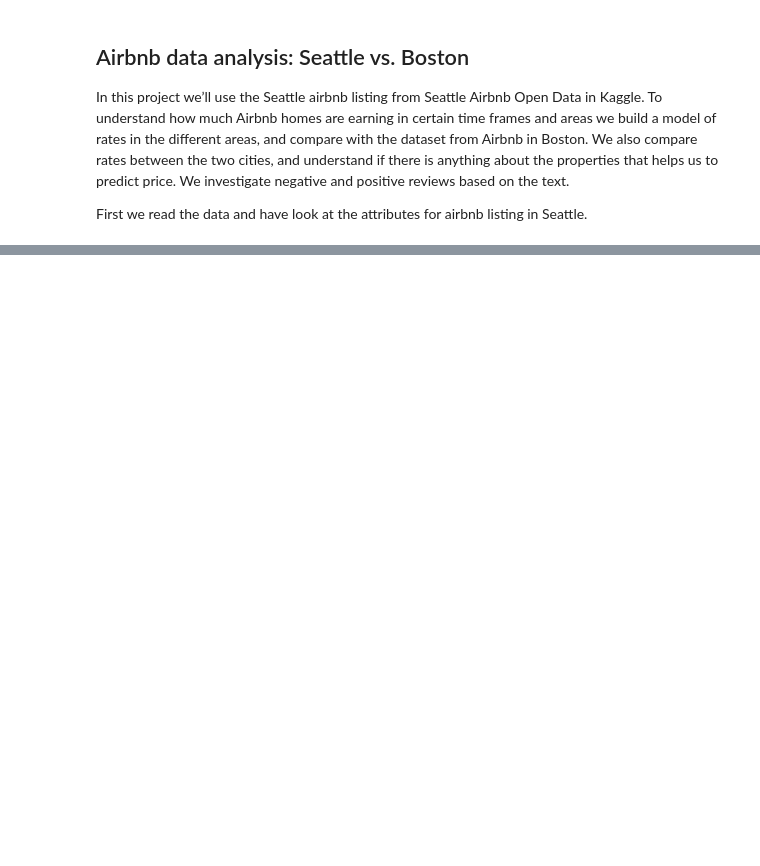
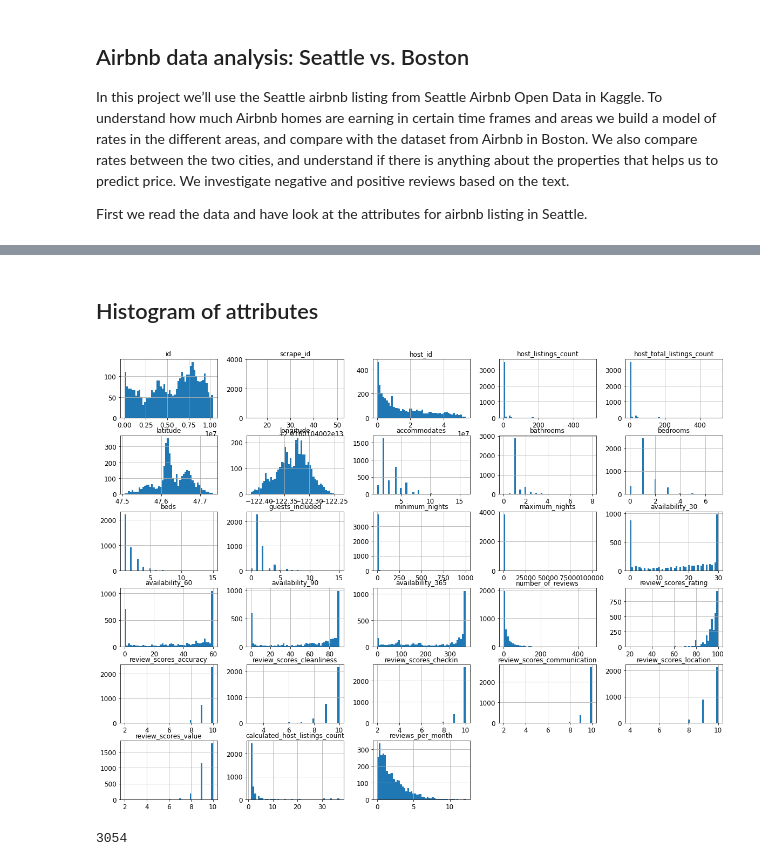
Before and after one commit to buiksat/cd0017-introduction-to-data-science, a Jupyter notebook: project_1/airbnb.ipynb, the cells around one changed output, grey strips where cells are left out. Saved outputs shown, nothing was run; the diff lists cells and outputs as text; code cells hidden in the pictures; blank space fills up the shorter version.

```diff
--- a/project_1/airbnb.ipynb
+++ b/project_1/airbnb.ipynb
@@ -24,0 +24,3 @@ df.head()
+# %%
+seattle = pd.read_csv('./seattle_airbnb_dataset/listings.csv')
+seattle.head(15)
@@ -25 +45,4 @@ df.head()
+# %%
+#Subset to only quantitative vars
+seattle = seattle[['id', 'host_id', 'host_is_superhost','zipcode', 'latitude', 'longitude', 'property_type', 'room_type', 'price', 'security_deposit',     ]]
 # %% [markdown]
@@ -30,0 +64,3 @@ Come up with three questions you are interested in answering.
+# %%
+seattle.drop(['listing_url', 'host_thumbnail_url', 'host_has_profile_pic', 'square_feet', 'license' ], axis=1, inplace=True)
+seattle.info()
@@ -30,0 +87,4 @@ Come up with three questions you are interested in answering.
+# %%
+seattle.dropna(how='all', inplace=True)
+seattle.dropna(subset=['review_scores_rating', 'price'], how='any', inplace=True)
+seattle.info()
@@ -30,0 +122,11 @@ Come up with three questions you are interested in answering.
+# %% [markdown]
+## Histogram of attributes
+# %%
+seattle.hist(bins=50, figsize=(20,15))
+plt.show()
+# %% [output]
+[figure, added]
+# %%
+seattle_train, seattle_test = train_test_split(seattle, test_size=0.2, random_state=42)
+# %% [output]
+3054
```
Also changed, not shown: parts of 9 cells of this notebook.
